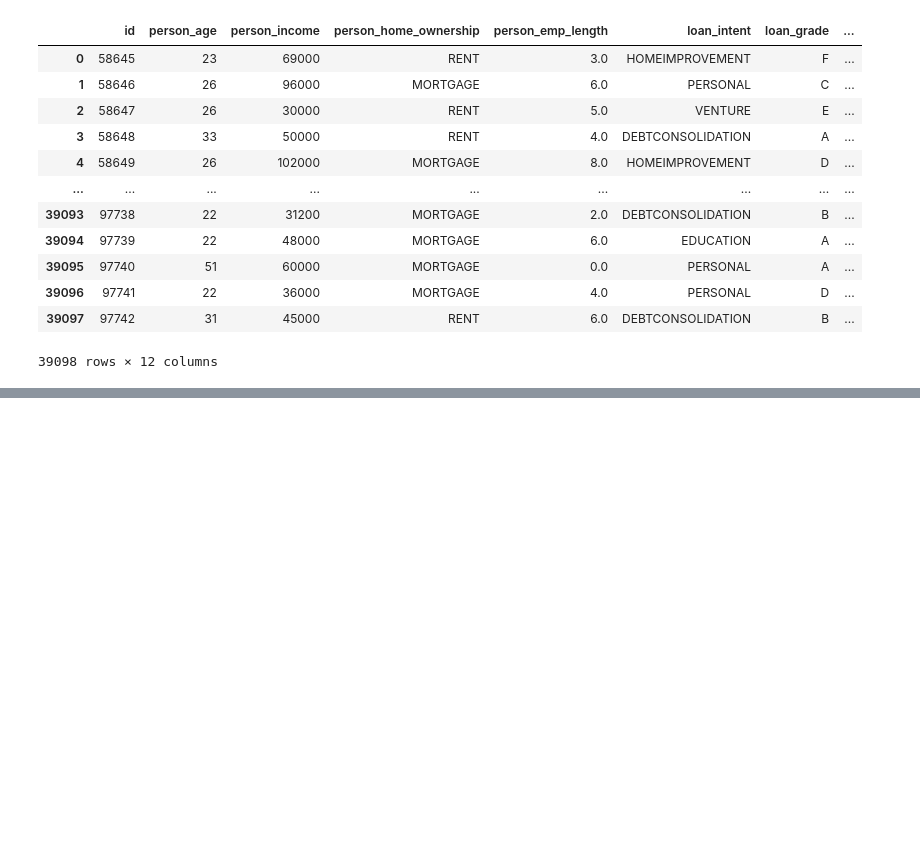
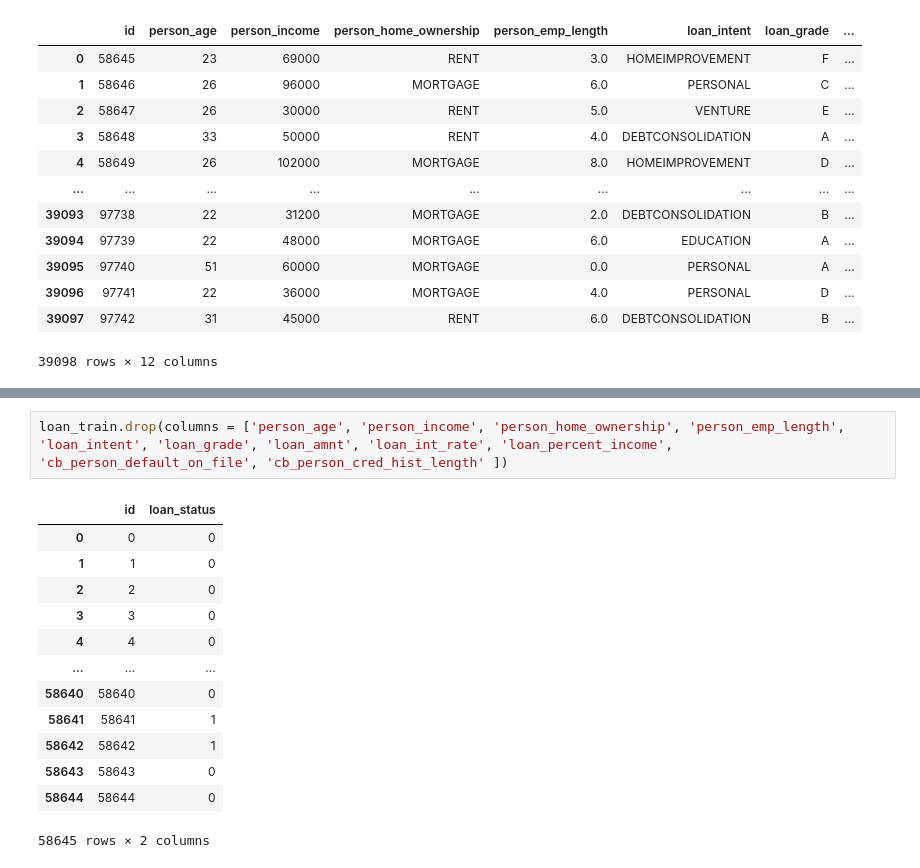
Before and after one commit to donmarcolaureano/kaggle-loan-prediction, a Jupyter notebook: kaggle loan approval prediction.ipynb, the cells around one changed output, grey strips where cells are left out. Drawn from its saved outputs; the diff is of its cells as text; blank space fills up the shorter version.

```diff
--- a/kaggle loan approval prediction.ipynb
+++ b/kaggle loan approval prediction.ipynb
@@ -660,0 +710,16 @@ loan_test
+# %%
+loan_train.drop(columns = ['person_age', 'person_income', 'person_home_ownership', 'person_emp_length', 'loan_intent', 'loan_grade', 'loan_amnt', 'loan_int_rate', 'loan_percent_income', 'cb_person_default_on_file', 'cb_person_cred_hist_length' ])
+# %% [output]
+|  | id | loan_status |
+| 0 | 0 | 0 |
+| 1 | 1 | 0 |
+| 2 | 2 | 0 |
+| 3 | 3 | 0 |
+| 4 | 4 | 0 |
+| ... | ... | ... |
+| 58640 | 58640 | 0 |
+| 58641 | 58641 | 1 |
+| 58642 | 58642 | 1 |
+| 58643 | 58643 | 0 |
+| 58644 | 58644 | 0 |
+58645 rows × 2 columns
```
Also changed, not shown: parts of 3 cells of this notebook.
